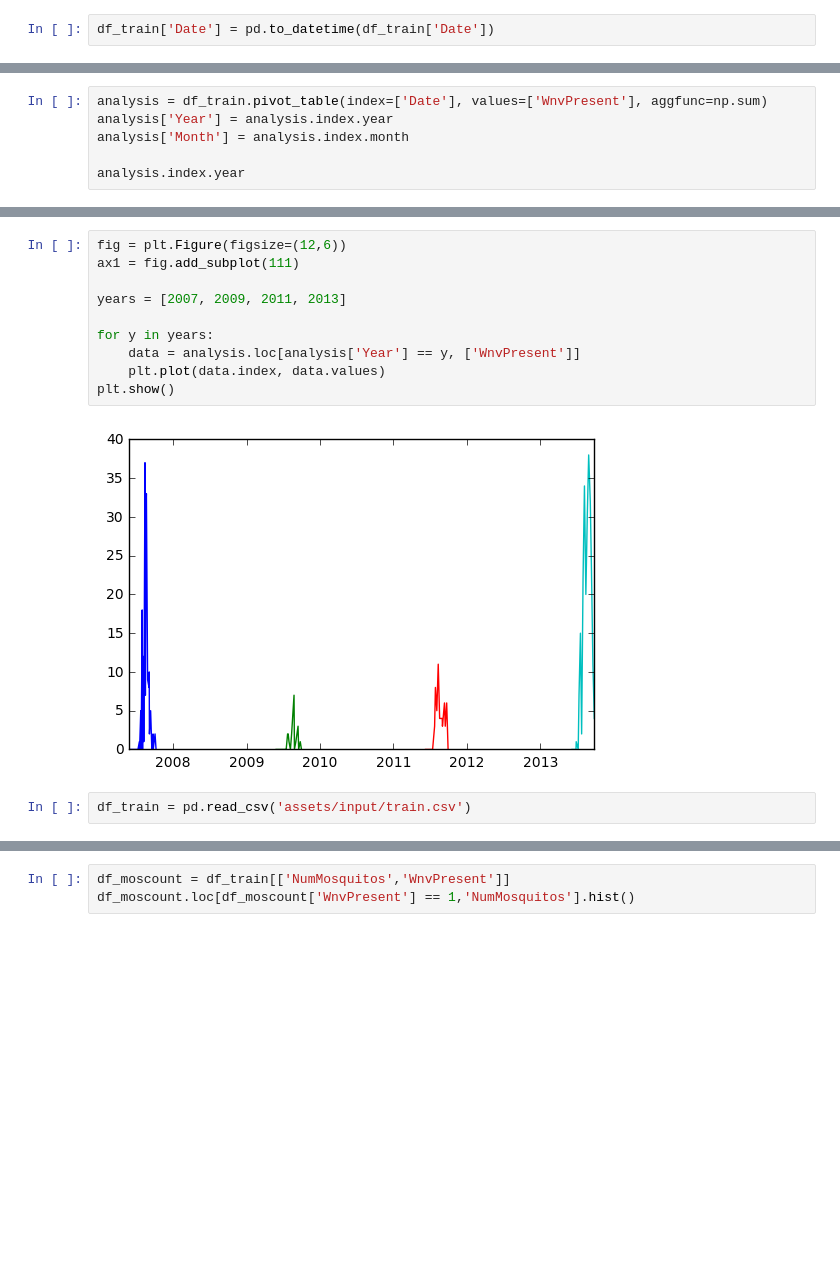
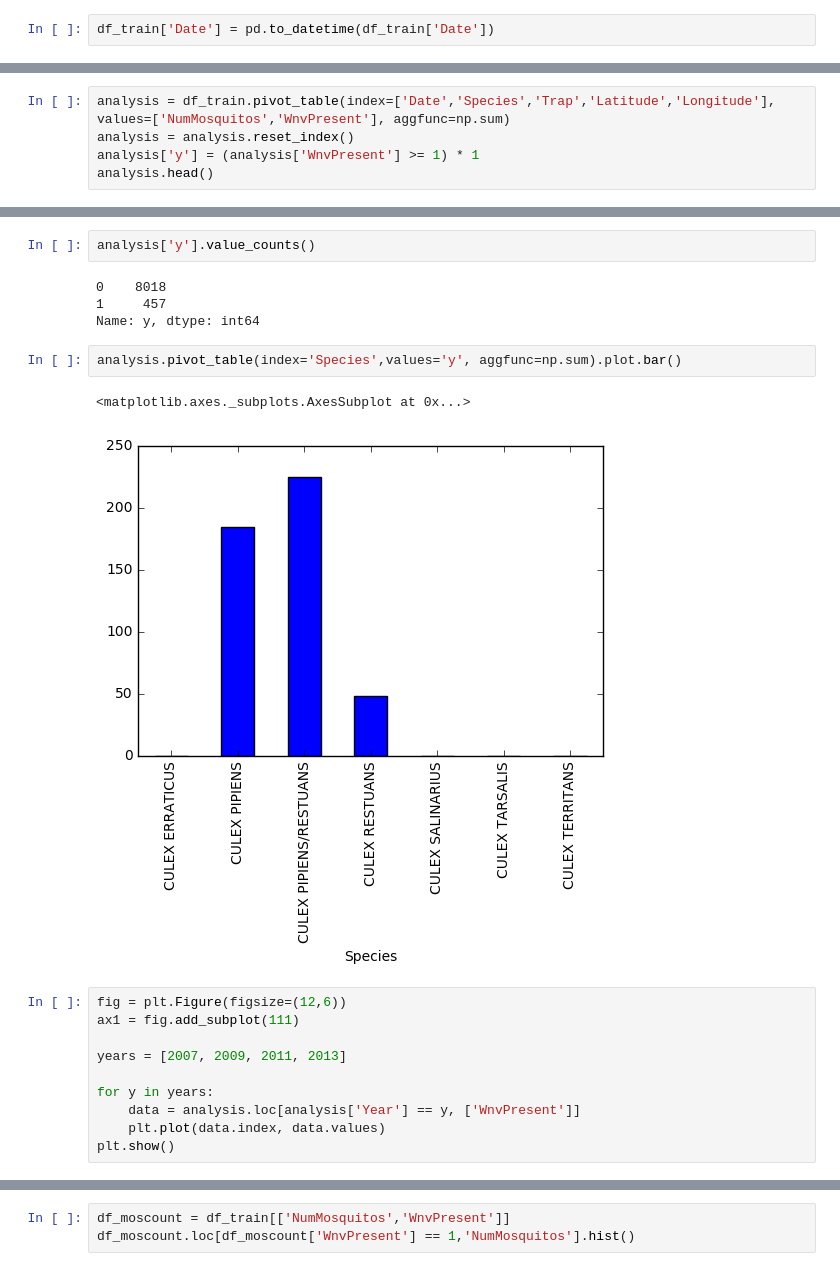
Before and after one commit to rajivtanna/westnile, a Jupyter notebook: West_Nile_Kaggle.ipynb, the cells around one changed output, grey strips where cells are left out. Cells and saved outputs as stored; diff of their text form; blank space fills up the shorter version.

```diff
--- a/West_Nile_Kaggle.ipynb
+++ b/West_Nile_Kaggle.ipynb
@@ -73,9 +81,8 @@ df_train[mask1 & mask2]
 | 10488 | 2013-09-26 | ORD Terminal 5, O'Hare Internatio... | CULEX PIPIENS | 10 | W OHARE AIRPORT | T900 | 1000 W OHARE AIRPORT, Chicago, IL | 41.974689 | -87.890615 | ... |
 | 10489 | 2013-09-26 | ORD Terminal 5, O'Hare Internatio... | CULEX PIPIENS | 10 | W OHARE AIRPORT | T900 | 1000 W OHARE AIRPORT, Chicago, IL | 41.974689 | -87.890615 | ... |
 # %%
-analysis = df_train.pivot_table(index=['Date'], values=['WnvPresent'], aggfunc=np.sum)
-analysis['Year'] = analysis.index.year
-analysis['Month'] = analysis.index.month
-
-analysis.index.year
+analysis = df_train.pivot_table(index=['Date','Species','Trap','Latitude','Longitude'], values=['NumMosquitos','WnvPresent'], aggfunc=np.sum)
+analysis = analysis.reset_index()
+analysis['y'] = (analysis['WnvPresent'] >= 1) * 1
+analysis.head()
 # %% [output]
@@ -91,3 +110,14 @@ array([2007, 2007, 2007, 2007, 2007, 2007, 2007, 2007, 2007, 2007, 2007,
+# %%
+analysis['y'].value_counts()
+# %% [output]
+0    8018
+1     457
+Name: y, dtype: int64
+# %%
+analysis.pivot_table(index='Species',values='y', aggfunc=np.sum).plot.bar()
+# %% [output]
+<matplotlib.axes._subplots.AxesSubplot at 0x...>
+[figure, added]
 # %%
 fig = plt.Figure(figsize=(12,6))
 ax1 = fig.add_subplot(111)
@@ -98,7 +128,3 @@ for y in years:
     data = analysis.loc[analysis['Year'] == y, ['WnvPresent']]
     plt.plot(data.index, data.values)
 plt.show()
-# %% [output]
-[figure, removed]
-# %%
-df_train = pd.read_csv('assets/input/train.csv')
```
Also changed, not shown: parts of 10 cells of this notebook.
